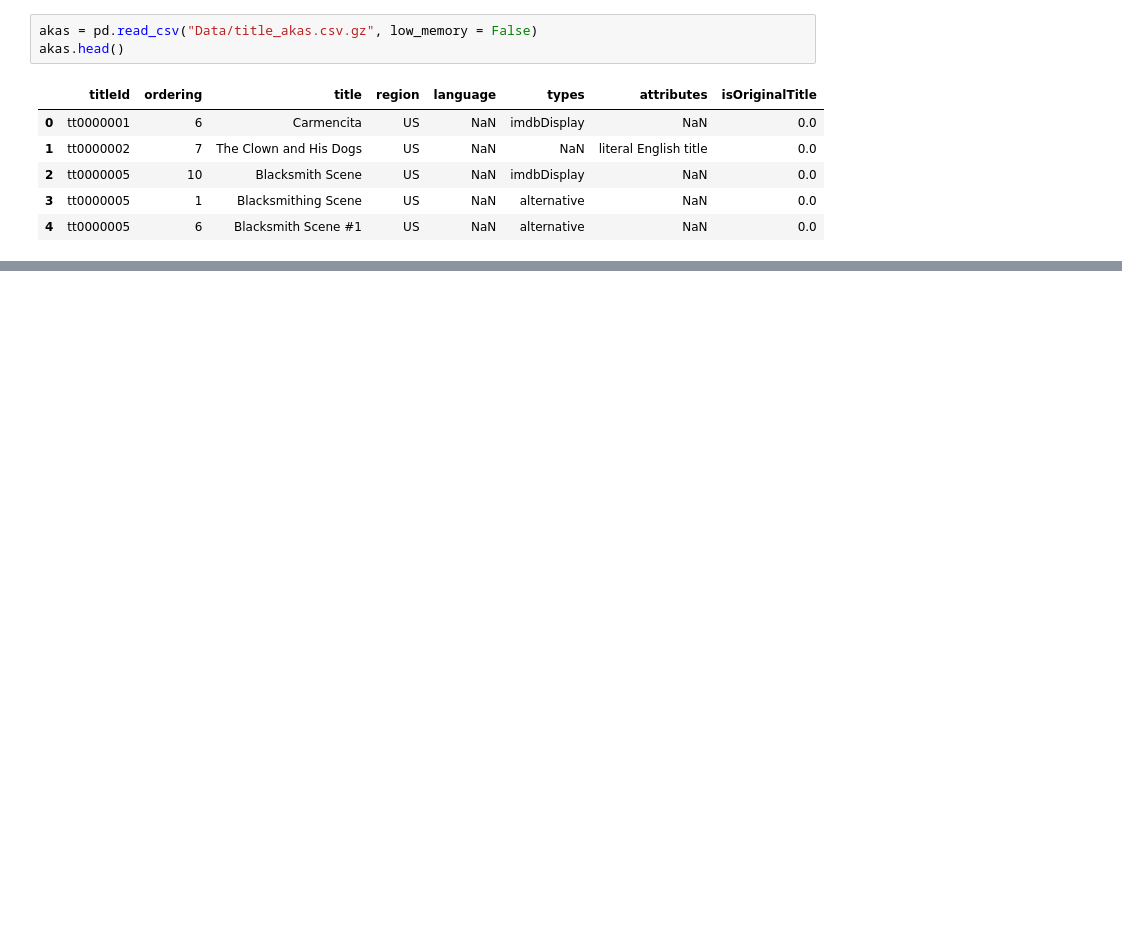
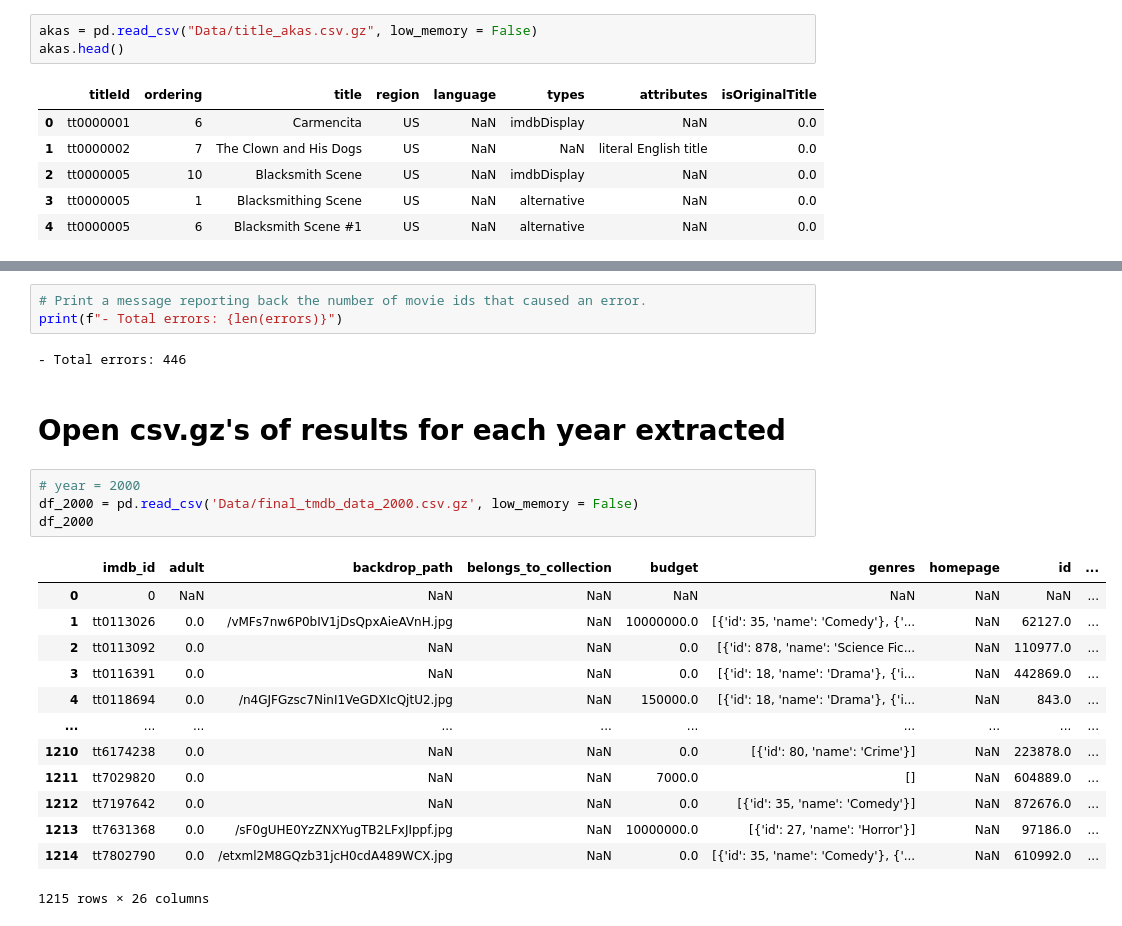
Before and after one commit to MileneCV/Movies_dataset_project3, a Jupyter notebook: movies_database.ipynb, the cells around one changed output, grey strips where cells are left out. Cells and saved outputs as stored; diff of their text form; blank space fills up the shorter version.

```diff
--- a/movies_database.ipynb
+++ b/movies_database.ipynb
@@ -427,0 +587,25 @@ rating.head()
+# %%
+# Print a message reporting back the number of movie ids that caused an error.
+print(f"- Total errors: {len(errors)}")
+# %% [output]
+- Total errors: 446
+# %% [markdown]
+# Open csv.gz's of results for each year extracted
+# %%
+# year = 2000
+df_2000 = pd.read_csv('Data/final_tmdb_data_2000.csv.gz', low_memory = False)
+df_2000
+# %% [output]
+|  | imdb_id | adult | backdrop_path | belongs_to_collection | budget | genres | homepage | id | ... |
+| 0 | 0 | NaN | NaN | NaN | NaN | NaN | NaN | NaN | ... |
+| 1 | tt0113026 | 0.0 | /vMFs7nw6P0bIV1jDsQpxAieAVnH.jpg | NaN | 10000000.0 | [{'id': 35, 'name': 'Comedy'}, {'... | NaN | 62127.0 | ... |
+| 2 | tt0113092 | 0.0 | NaN | NaN | 0.0 | [{'id': 878, 'name': 'Science Fic... | NaN | 110977.0 | ... |
+| 3 | tt0116391 | 0.0 | NaN | NaN | 0.0 | [{'id': 18, 'name': 'Drama'}, {'i... | NaN | 442869.0 | ... |
+| 4 | tt0118694 | 0.0 | /n4GJFGzsc7NinI1VeGDXIcQjtU2.jpg | NaN | 150000.0 | [{'id': 18, 'name': 'Drama'}, {'i... | NaN | 843.0 | ... |
+| ... | ... | ... | ... | ... | ... | ... | ... | ... | ... |
+| 1210 | tt6174238 | 0.0 | NaN | NaN | 0.0 | [{'id': 80, 'name': 'Crime'}] | NaN | 223878.0 | ... |
+| 1211 | tt7029820 | 0.0 | NaN | NaN | 7000.0 | [] | NaN | 604889.0 | ... |
+| 1212 | tt7197642 | 0.0 | NaN | NaN | 0.0 | [{'id': 35, 'name': 'Comedy'}] | NaN | 872676.0 | ... |
+| 1213 | tt7631368 | 0.0 | /sF0gUHE0YzZNXYugTB2LFxJIppf.jpg | NaN | 10000000.0 | [{'id': 27, 'name': 'Horror'}] | NaN | 97186.0 | ... |
+| 1214 | tt7802790 | 0.0 | /etxml2M8GQzb31jcH0cdA489WCX.jpg | NaN | 0.0 | [{'id': 35, 'name': 'Comedy'}, {'... | NaN | 610992.0 | ... |
+1215 rows × 26 columns
```
Also changed, not shown: parts of 49 cells of this notebook, 8 other files.
